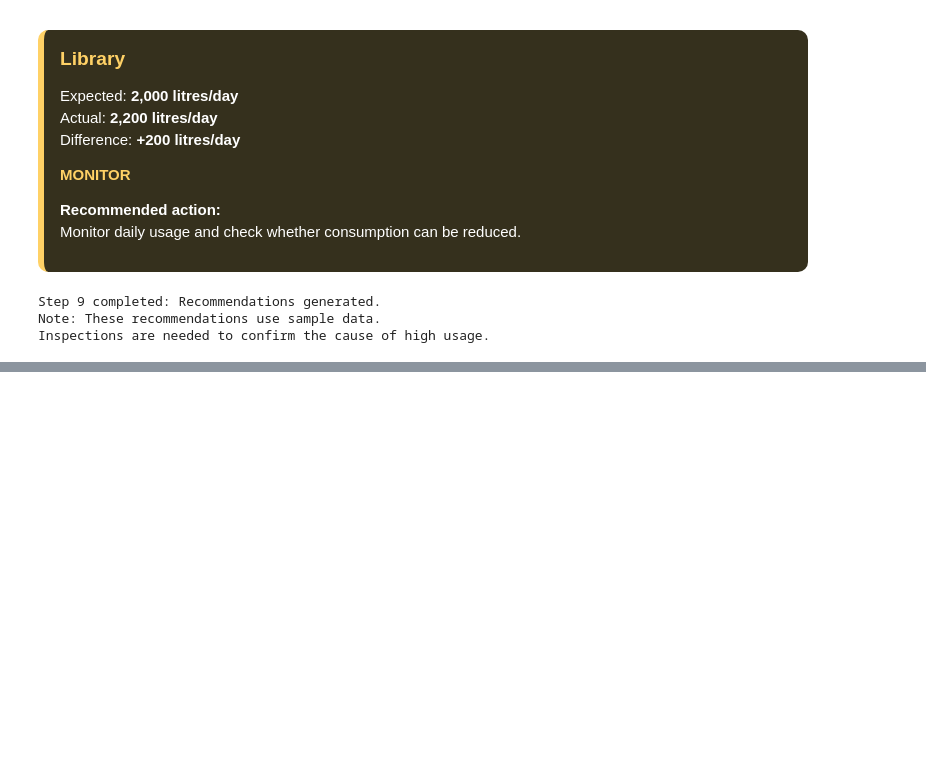
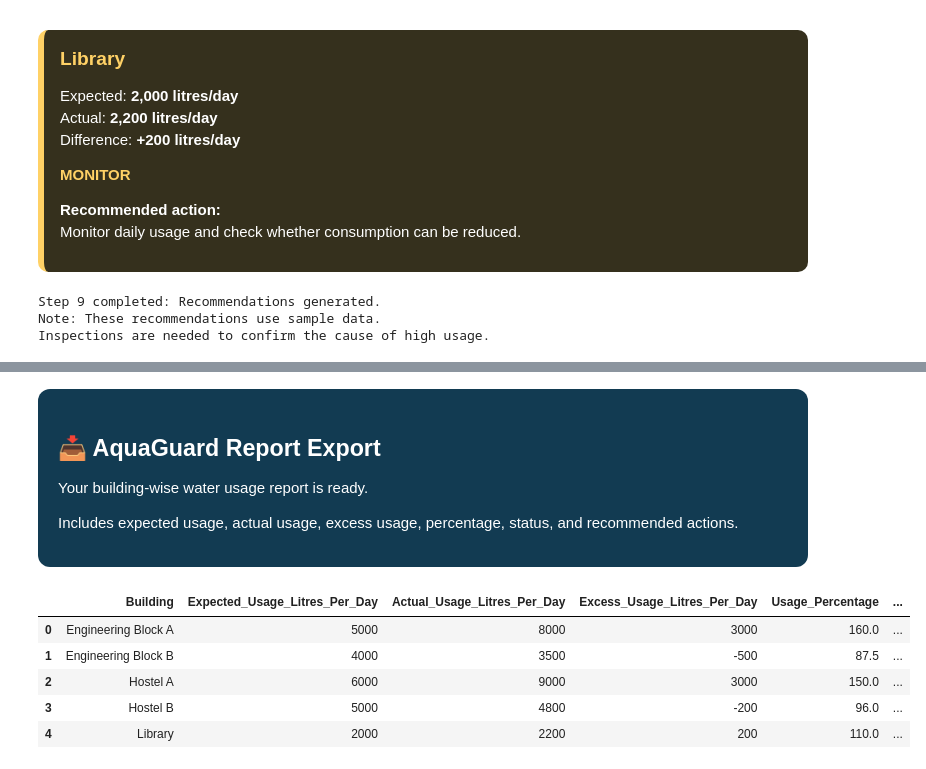
Before and after one commit to Chithra679/AI-based-project, a Jupyter notebook: Watermang.ipynb, the cells around one changed output, grey strips where cells are left out. Cells and saved outputs as stored; diff of their text form; code cells hidden in the pictures; blank space fills up the shorter version.

```diff
--- a/Watermang.ipynb
+++ b/Watermang.ipynb
@@ -498,0 +557,66 @@ Inspections are needed to confirm the cause of high usage.
+# %%
+from IPython.display import display, HTML
+import pandas as pd
+
+# Step 11: Prepare the downloadable report
+download_report = df.copy()
+
+# Add usage percentage
+download_report["Usage_Percentage"] = (
+    download_report["Actual_Usage"] /
+    download_report["Expected_Usage"] * 100
+).round(1)
+
+# Add recommended action
+download_report["Recommended_Action"] = (
+    download_report["Usage_Status"].map({
+        "High Usage": "Investigate unusually high consumption",
+        "Normal": "Continue regular monitoring"
+    })
+)
+
+# Select and rename report columns
+download_report = download_report[[
+    "Building",
+    "Expected_Usage",
+    "Actual_Usage",
+    "Excess_Usage",
+    "Usage_Percentage",
+    "Usage_Status",
+    "Recommended_Action"
+]].rename(columns={
+    "Building": "Building",
+    "Expected_Usage": "Expected_Usage_Litres_Per_Day",
+    "Actual_Usage": "Actual_Usage_Litres_Per_Day",
+    "Excess_Usage": "Excess_Usage_Litres_Per_Day"
+})
+
+# Save the report as a CSV file
+filename = "AquaGuard_Water_Usage_Report.csv"
+download_report.to_csv(filename, index=False)
+
+display(HTML("""
+<div style="background:#123B52; color:white;
+padding:20px; border-radius:12px; font-family:Arial;">
+    <h2>📥 AquaGuard Report Export</h2>
+    <p>Your building-wise water usage report is ready.</p>
+    <p>Includes expected usage, actual usage, excess usage,
+    percentage, status, and recommended actions.</p>
+</div>
+"""))
+
+display(download_report)
+
+# Download the CSV file to your computer
+from google.colab import files
+files.download(filename)
+# %% [output]
+📥 AquaGuard Report Export
+Your building-wise water usage report is ready.
+Includes expected usage, actual usage, excess usage, percentage, status, and recommended actions.
+|  | Building | Expected_Usage_Litres_Per_Day | Actual_Usage_Litres_Per_Day | Excess_Usage_Litres_Per_Day | Usage_Percentage | ... |
+| 0 | Engineering Block A | 5000 | 8000 | 3000 | 160.0 | ... |
+| 1 | Engineering Block B | 4000 | 3500 | -500 | 87.5 | ... |
+| 2 | Hostel A | 6000 | 9000 | 3000 | 150.0 | ... |
+| 3 | Hostel B | 5000 | 4800 | -200 | 96.0 | ... |
+| 4 | Library | 2000 | 2200 | 200 | 110.0 | ... |
```
Also changed, not shown: parts of 8 cells of this notebook.
